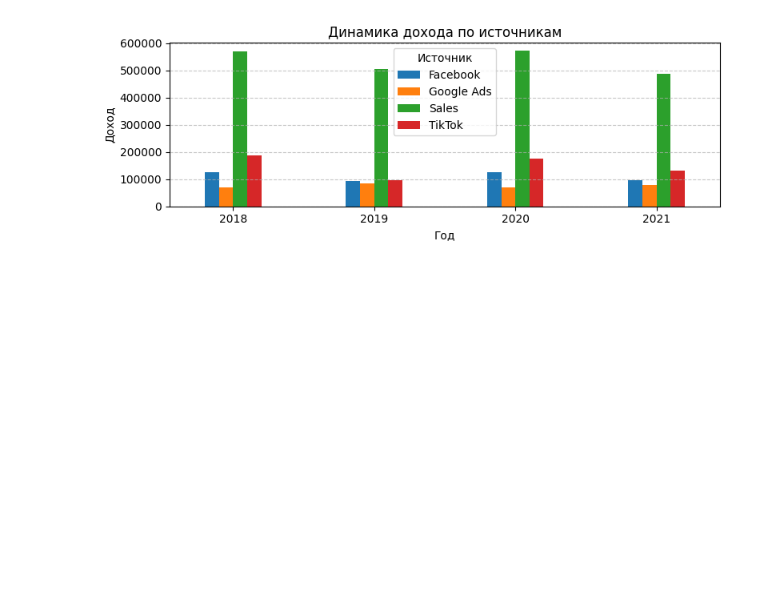
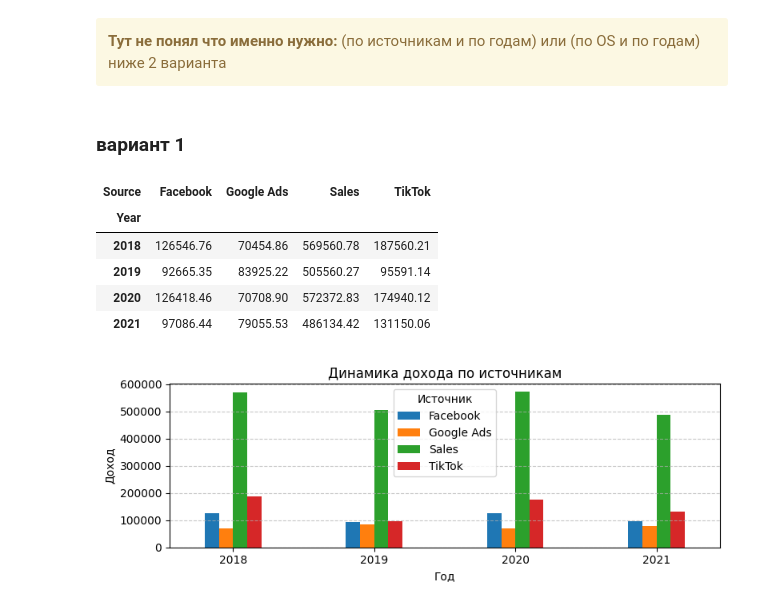
Before and after one commit to barabaker/mgcom, a Jupyter notebook: src/task_1/task_1.ipynb, the cells around one changed output. Drawn from its saved outputs; the diff is of its cells as text; code cells hidden in the pictures; blank space fills up the shorter version.

```diff
--- a/src/task_1/task_1.ipynb
+++ b/src/task_1/task_1.ipynb
@@ -32,2 +31,16 @@ pivot_table = melted_df.pivot_table(index='Year', columns='Source', values='Inco
+# %% [markdown]
+<div class="alert alert-block alert-warning"><b>Тут не понял что именно нужно: </b> (по источникам и по годам) или (по OS и по годам) ниже 2 варианта  </div>
+# %% [markdown]
+### вариант 1
+# %%
+pivot_table_source = melted_df.pivot_table(index='Year', columns='Source', values='Income', aggfunc='sum', fill_value=0)
+pivot_table_source
+# %% [output]
+| Source | Facebook | Google Ads | Sales | TikTok |
+| Year |  |  |  |  |
+| 2018 | 126546.76 | 70454.86 | 569560.78 | 187560.21 |
+| 2019 | 92665.35 | 83925.22 | 505560.27 | 95591.14 |
+| 2020 | 126418.46 | 70708.90 | 572372.83 | 174940.12 |
+| 2021 | 97086.44 | 79055.53 | 486134.42 | 131150.06 |
 # %%
 # 7. Визуализация данных
```
Also changed, not shown: parts of 8 cells of this notebook.
